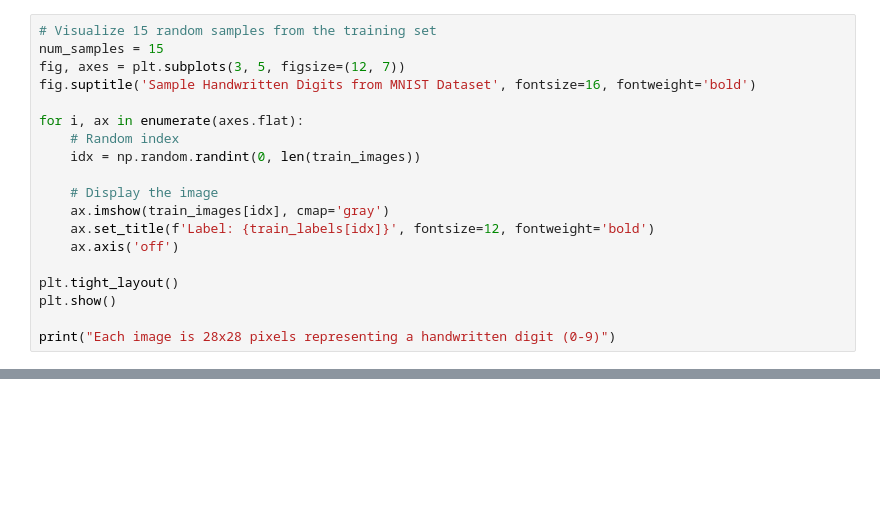
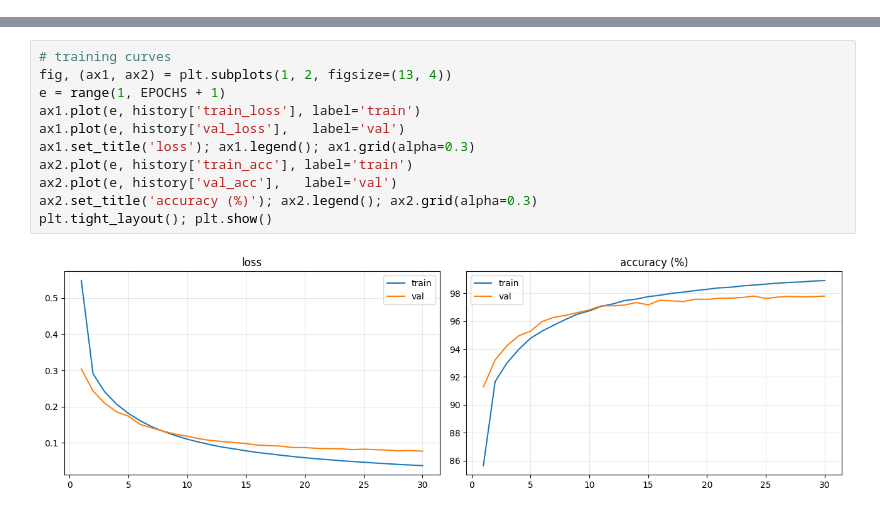
Before and after one commit to ayushma18/Digit-recognition-from-scratch, a Jupyter notebook: digit_recognition_from_scratch.ipynb, the cells around one changed output, grey strips where cells are left out. Saved outputs shown, nothing was run; the diff lists cells and outputs as text; blank space fills up the shorter version.

```diff
--- a/digit_recognition_from_scratch.ipynb
+++ b/digit_recognition_from_scratch.ipynb
@@ -245,19 +0,0 @@ You can now run the notebook cells to load and train the model.
-# %%
-# Visualize 15 random samples from the training set
-num_samples = 15
-fig, axes = plt.subplots(3, 5, figsize=(12, 7))
-fig.suptitle('Sample Handwritten Digits from MNIST Dataset', fontsize=16, fontweight='bold')
-
-for i, ax in enumerate(axes.flat):
-    # Random index
-    idx = np.random.randint(0, len(train_images))
-
-    # Display the image
-    ax.imshow(train_images[idx], cmap='gray')
-    ax.set_title(f'Label: {train_labels[idx]}', fontsize=12, fontweight='bold')
-    ax.axis('off')
-
-plt.tight_layout()
-plt.show()
-
-print("Each image is 28x28 pixels representing a handwritten digit (0-9)")
@@ -1937,0 +213,13 @@ Or uncomment the lines above to test with existing image files.
+# %%
+# training curves
+fig, (ax1, ax2) = plt.subplots(1, 2, figsize=(13, 4))
+e = range(1, EPOCHS + 1)
+ax1.plot(e, history['train_loss'], label='train')
+ax1.plot(e, history['val_loss'],   label='val')
+ax1.set_title('loss'); ax1.legend(); ax1.grid(alpha=0.3)
+ax2.plot(e, history['train_acc'], label='train')
+ax2.plot(e, history['val_acc'],   label='val')
+ax2.set_title('accuracy (%)'); ax2.legend(); ax2.grid(alpha=0.3)
+plt.tight_layout(); plt.show()
+# %% [output]
+[figure, added]
```
Also changed, not shown: parts of 55 cells of this notebook.
